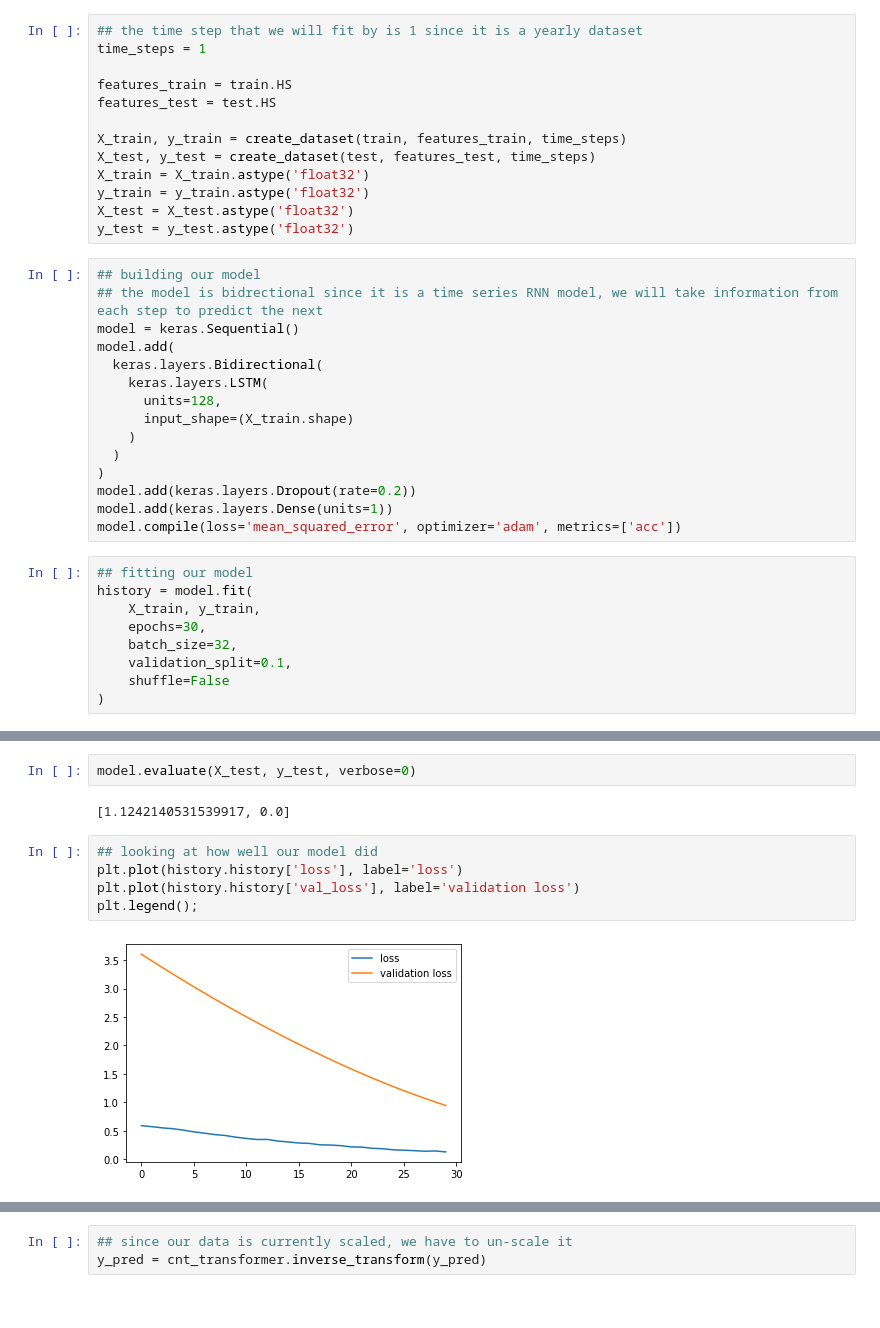
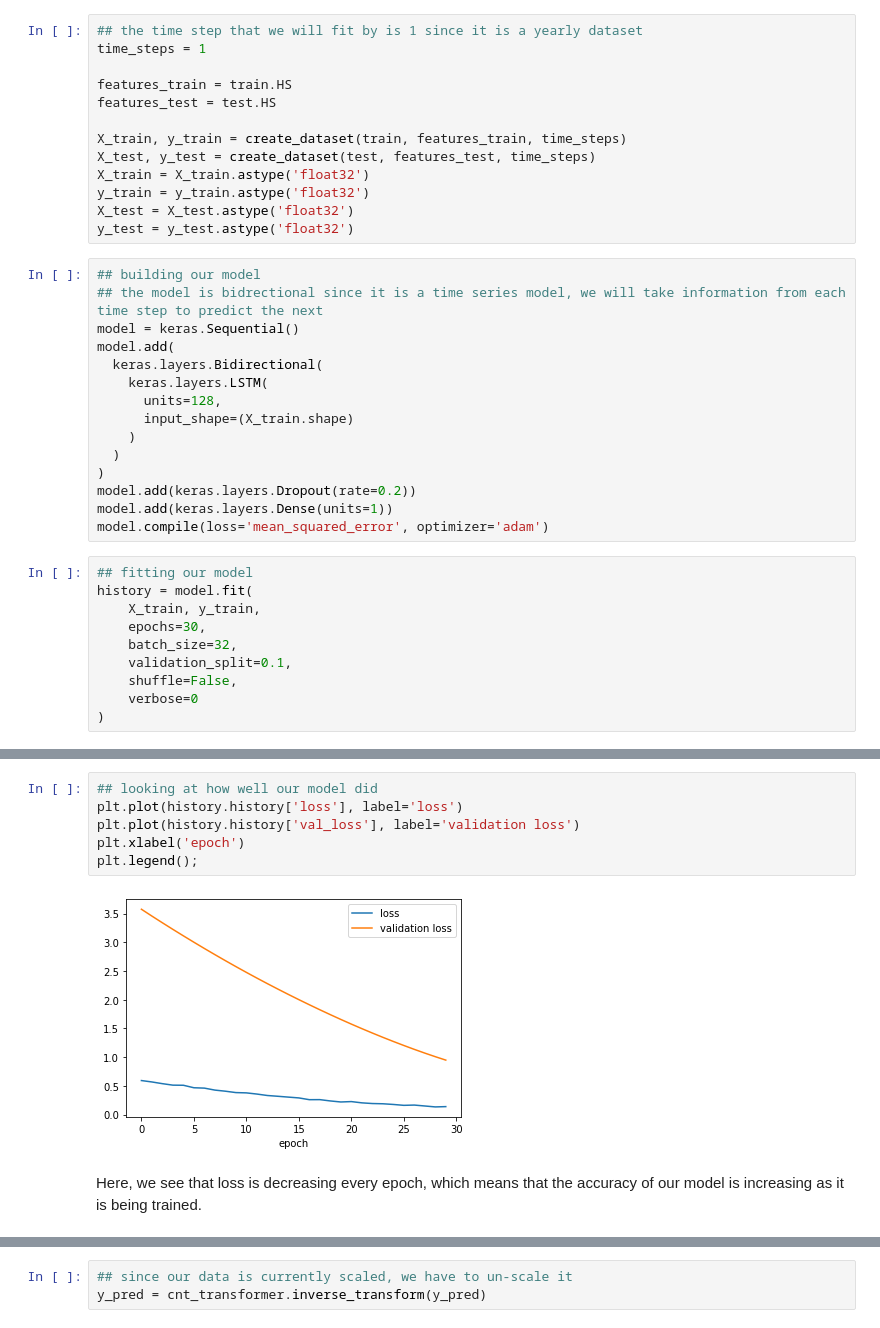
Before and after one commit to Adamdion/CMSE_202_Project, a Jupyter notebook: project/CMSE202_Project_Thao.ipynb, the cells around one changed output, grey strips where cells are left out. Saved outputs shown, nothing was run; the diff lists cells and outputs as text.

Commit message:
organized the notebook and created functions for the model

```diff
--- a/project/CMSE202_Project_Thao.ipynb
+++ b/project/CMSE202_Project_Thao.ipynb
@@ -295,7 +197,7 @@ X_test = X_test.astype('float32')
 y_test = y_test.astype('float32')
 # %%
 ## building our model
-## the model is bidrectional since it is a time series RNN model, we will take information from each step to predict the next
+## the model is bidrectional since it is a time series model, we will take information from each time step to predict the next
 model = keras.Sequential()
 model.add(
   keras.layers.Bidirectional(
@@ -307,7 +209,7 @@ model.add(
 )
 model.add(keras.layers.Dropout(rate=0.2))
 model.add(keras.layers.Dense(units=1))
-model.compile(loss='mean_squared_error', optimizer='adam', metrics=['acc'])
+model.compile(loss='mean_squared_error', optimizer='adam')
 # %%
 ## fitting our model
 history = model.fit(
@@ -315,5 +217,6 @@ history = model.fit(
     epochs=30,
     batch_size=32,
     validation_split=0.1,
-    shuffle=False
+    shuffle=False,
+    verbose=0
 )
@@ -338,14 +223,13 @@ Epoch 30/30
-# %%
-model.evaluate(X_test, y_test, verbose=0)
-# %% [output]
-[1.1242140531539917, 0.0]
 # %%
 ## looking at how well our model did
 plt.plot(history.history['loss'], label='loss')
 plt.plot(history.history['val_loss'], label='validation loss')
+plt.xlabel('epoch')
 plt.legend();
 # %% [output]
-[figure, old version]
+[figure, new version]
+# %% [markdown]
+Here, we see that loss is decreasing every epoch, which means that the accuracy of our model is increasing as it is being trained.
 # %%
 ## predicting our model using the test data
 y_pred = model.predict(X_test)
```
Also changed, not shown: parts of 47 cells of this notebook.
